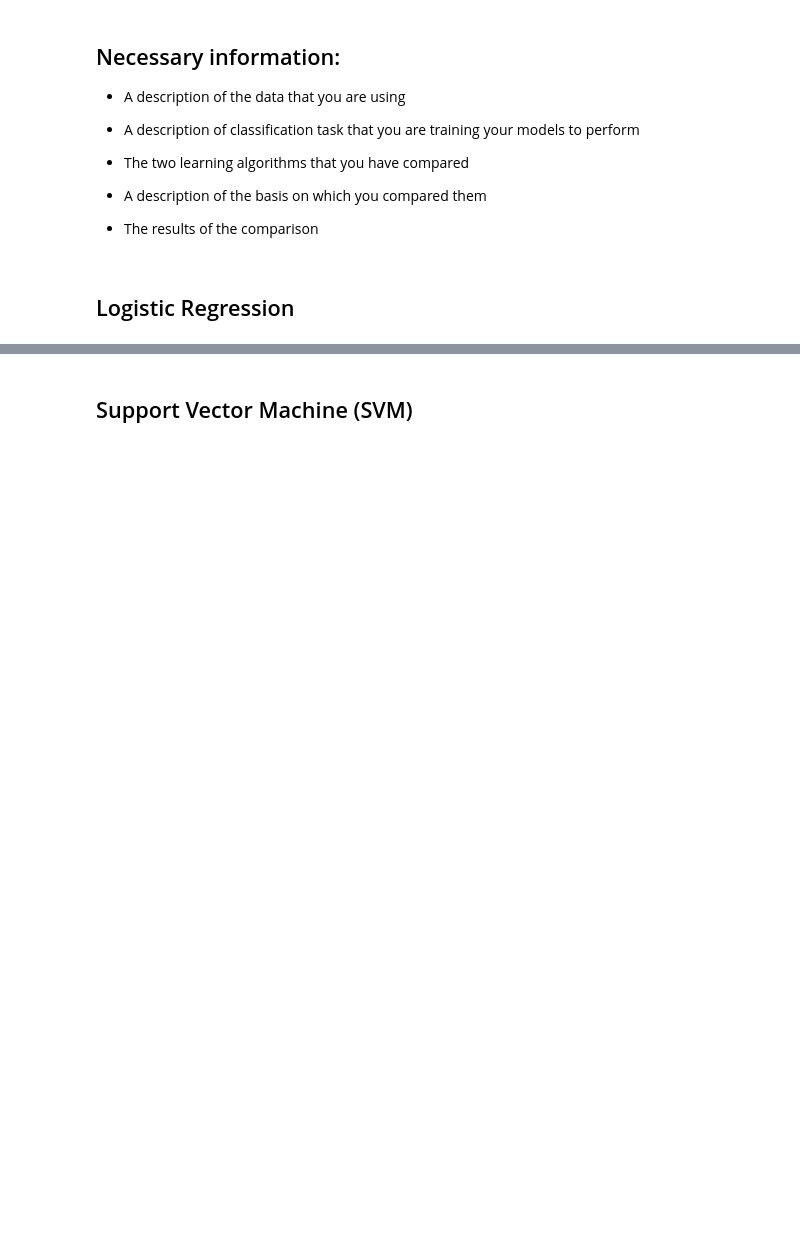
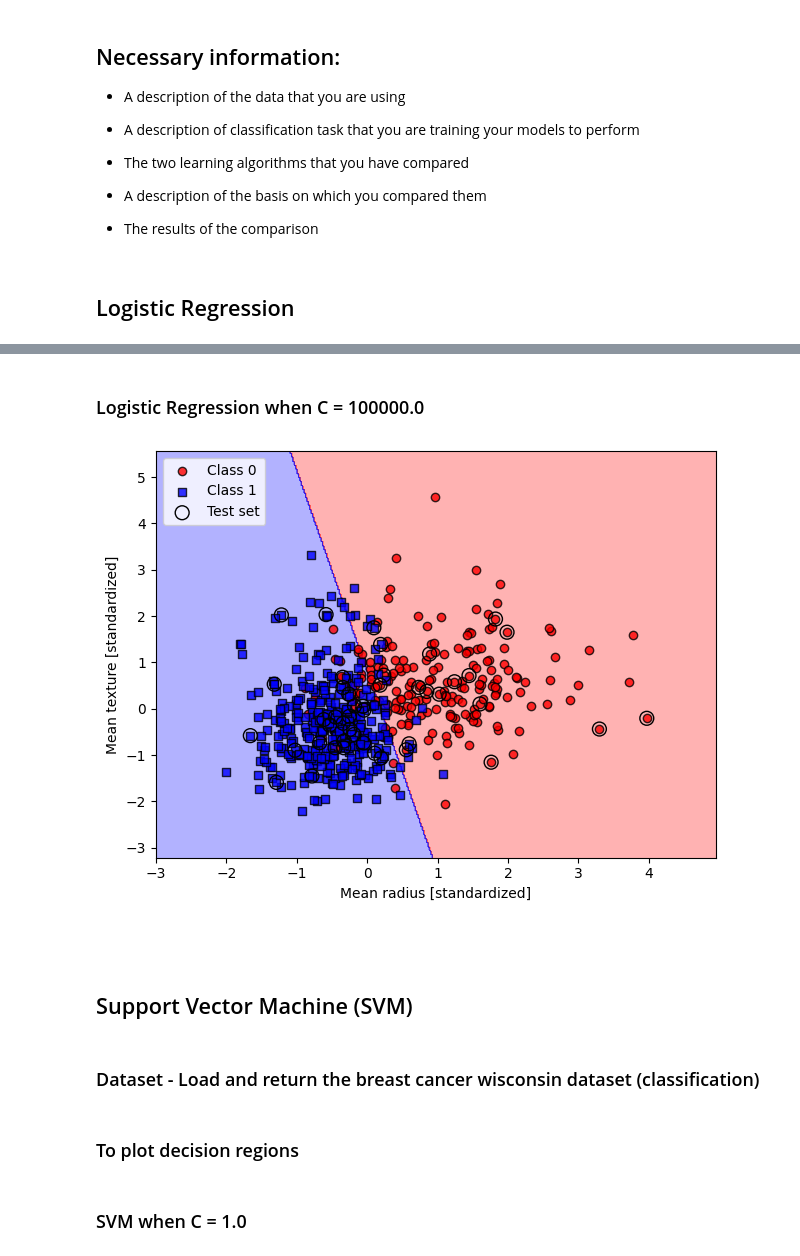
Before and after one commit to 2533Aryan/Machine_Learning, a Jupyter notebook: Assignments/Assignment_05/Linear_Classifiers_Assignment_Aryan_Raval.ipynb, the cells around one changed output, grey strips where cells are left out. Drawn from its saved outputs; the diff is of its cells as text; code cells hidden in the pictures; blank space fills up the shorter version.

```diff
--- a/Assignments/Assignment_05/Linear_Classifiers_Assignment_Aryan_Raval.ipynb
+++ b/Assignments/Assignment_05/Linear_Classifiers_Assignment_Aryan_Raval.ipynb
@@ -198,5 +210,30 @@ plt.show()
+# %% [markdown]
+### Logistic Regression when C = 100000.0
+# %%
+from sklearn.linear_model import LogisticRegression
+
+lr = LogisticRegression(C=100000.0, solver='lbfgs', multi_class='ovr')
+lr.fit(X_train_std, y_train)
+
+X_combined_std = np.vstack((X_train_std, X_test_std))
+y_combined = np.hstack((y_train, y_test))
+
+plot_decision_regions(X_combined_std, y_combined,
+                      classifier=lr, test_idx=range(105, 150))
+plt.xlabel('Mean radius [standardized]')
+plt.ylabel('Mean texture [standardized]')
+plt.legend(loc='upper left')
+plt.tight_layout()
+#plt.savefig('figures/03_06.png', dpi=300)
+plt.show()
+# %% [output]
+[figure, added]
+# %% [markdown]
+<br>
 # %% [markdown]
 ## Support Vector Machine (SVM)
+# %% [markdown]
+### Dataset - Load and return the breast cancer wisconsin dataset (classification)
 # %%
 from sklearn import datasets
 import numpy as np
@@ -219,6 +256,8 @@ X_test_std = sc.transform(X_test)
 
 X_combined_std = np.vstack((X_train_std, X_test_std))
 y_combined = np.hstack((y_train, y_test))
+# %% [markdown]
+### To plot decision regions
 # %%
 from matplotlib.colors import ListedColormap
 import matplotlib.pyplot as plt
@@ -270,6 +309,8 @@ def plot_decision_regions(X, y, classifier, test_idx=None, resolution=0.02):
                     marker='o',
                     s=100,
                     label='Test set')
+# %% [markdown]
+### SVM when C = 1.0
 # %%
 from sklearn.svm import SVC
 
```
Also changed, not shown: parts of 20 cells of this notebook.
